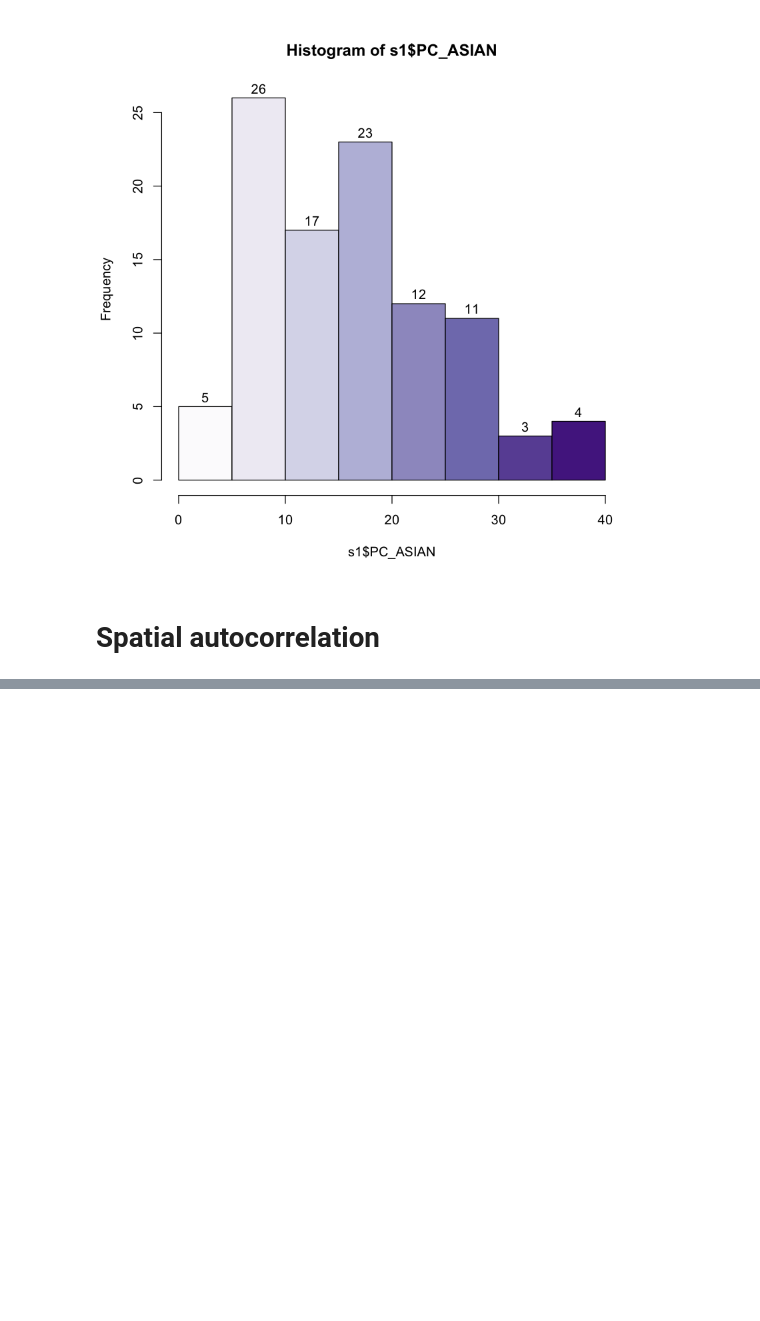
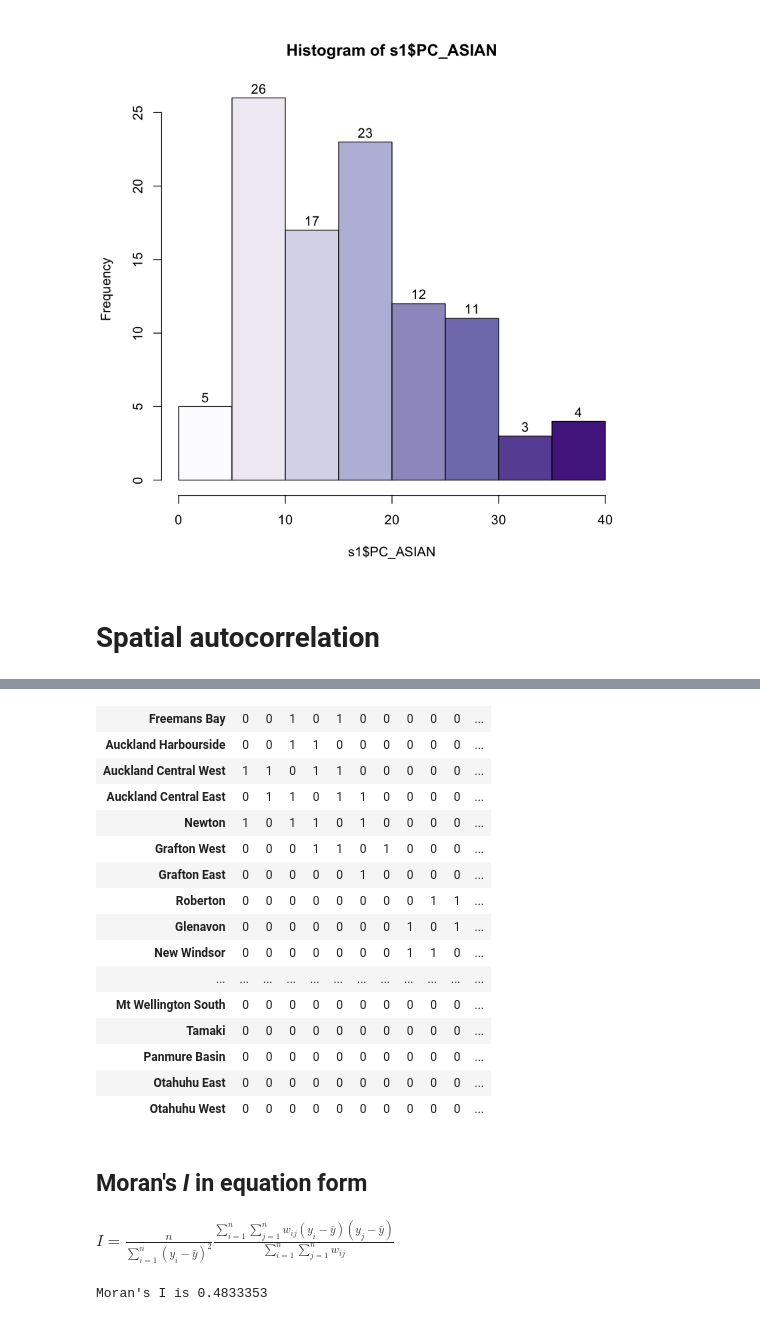
Before and after one commit to xrwang/geog187-notebooks, a Jupyter notebook: lab1-spatial autocorrelation.ipynb, the cells around one changed output, grey strips where cells are left out. Saved outputs shown, nothing was run; the diff lists cells and outputs as text; code cells hidden in the pictures; blank space fills up the shorter version.

```diff
--- a/lab1-spatial autocorrelation.ipynb
+++ b/lab1-spatial autocorrelation.ipynb
@@ -192,0 +232,54 @@ hist(s1$PC_ASIAN, freq = TRUE, right=TRUE, labels=TRUE,col=pal)
+# %%
+#style = B indicates show the weights as binaries (0 or 1)
+wm <- nb2mat(w, style='B', zero.policy=TRUE)
+# %%
+#this is what the weight matrix looks like
+wm
+# %% [output]
+| Freemans Bay | 0 | 0 | 1 | 0 | 1 | 0 | 0 | 0 | 0 | 0 | ... |
+| Auckland Harbourside | 0 | 0 | 1 | 1 | 0 | 0 | 0 | 0 | 0 | 0 | ... |
+| Auckland Central West | 1 | 1 | 0 | 1 | 1 | 0 | 0 | 0 | 0 | 0 | ... |
+| Auckland Central East | 0 | 1 | 1 | 0 | 1 | 1 | 0 | 0 | 0 | 0 | ... |
+| Newton | 1 | 0 | 1 | 1 | 0 | 1 | 0 | 0 | 0 | 0 | ... |
+| Grafton West | 0 | 0 | 0 | 1 | 1 | 0 | 1 | 0 | 0 | 0 | ... |
+| Grafton East | 0 | 0 | 0 | 0 | 0 | 1 | 0 | 0 | 0 | 0 | ... |
+| Roberton | 0 | 0 | 0 | 0 | 0 | 0 | 0 | 0 | 1 | 1 | ... |
+| Glenavon | 0 | 0 | 0 | 0 | 0 | 0 | 0 | 1 | 0 | 1 | ... |
+| New Windsor | 0 | 0 | 0 | 0 | 0 | 0 | 0 | 1 | 1 | 0 | ... |
+| ... | ... | ... | ... | ... | ... | ... | ... | ... | ... | ... | ... |
+| Mt Wellington South | 0 | 0 | 0 | 0 | 0 | 0 | 0 | 0 | 0 | 0 | ... |
+| Tamaki | 0 | 0 | 0 | 0 | 0 | 0 | 0 | 0 | 0 | 0 | ... |
+| Panmure Basin | 0 | 0 | 0 | 0 | 0 | 0 | 0 | 0 | 0 | 0 | ... |
+| Otahuhu East | 0 | 0 | 0 | 0 | 0 | 0 | 0 | 0 | 0 | 0 | ... |
+| Otahuhu West | 0 | 0 | 0 | 0 | 0 | 0 | 0 | 0 | 0 | 0 | ... |
+# %% [markdown]
+## Moran's *I* in equation form
+# %% [markdown]
+$I = \frac{n}{\sum_{i=1}^n (y_i - \bar{y})^2} \frac{\sum_{i=1}^n \sum_{j=1}^n w_{ij}(y_i - \bar{y})(y_j - \bar{y})}{\sum_{i=1}^n \sum_{j=1}^n w_{ij}}$
+# %%
+#manual computation
+
+#n is the number of observations (length of our dataset)
+n <- length(s1)
+
+y <- s1$PC_ASIAN
+ybar <- mean(y)
+
+yi <- rep(dy, each=n)
+yj <- rep(dy)
+yiyj <- yi * yj
+
+pm <- matrix(yiyj, ncol=n)
+
+pmw <- pm * wm
+
+spmw <- sum(pmw)
+
+smw <- sum(wm)
+sw  <- spmw / smw
+vr <- n / sum(dy^2)
+MI <- vr * sw
+#Morans I
+cat("Moran's I is", MI)
+# %% [output]
+Moran's I is 0.4833353
```
Also changed, not shown: parts of 15 cells of this notebook.
